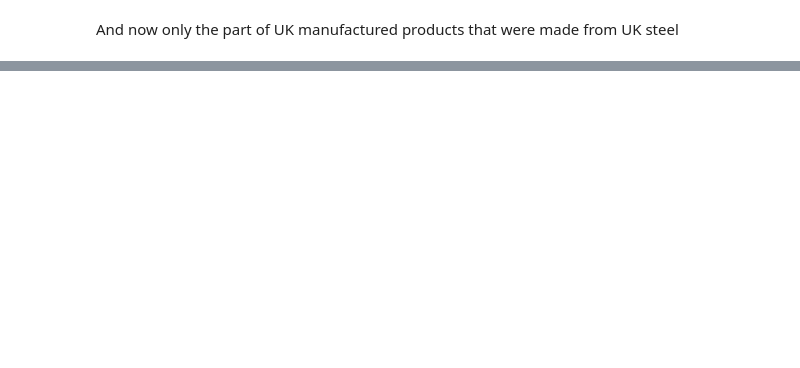
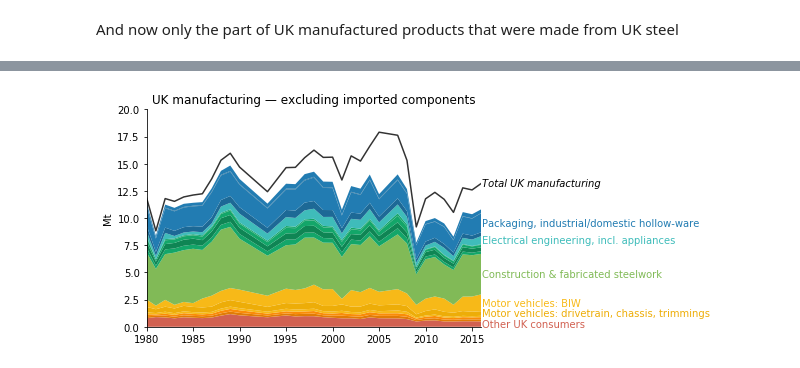
Before and after one commit to ricklupton/uk-steel-model, a Jupyter notebook: docs/Final goods over time.ipynb, the cells around one changed output, grey strips where cells are left out. Saved outputs shown, nothing was run; the diff lists cells and outputs as text; code cells hidden in the pictures; blank space fills up the shorter version.

```diff
--- a/docs/Final goods over time.ipynb
+++ b/docs/Final goods over time.ipynb
@@ -207,0 +287,6 @@ fig.savefig('../figures/uk_demand_over_time_uk_only_same_scale.pdf', bbox_inches
+# %%
+fig, ax = plot_stacked(manufac_dom_steel, 'UK manufacturing — excluding imported components')
+add_total_line(ax, manufac, 'Total UK manufacturing')
+fig.savefig('../figures/uk_manufac_excl_components.pdf', bbox_inches='tight')
+# %% [output]
+[figure, added]
```
Also changed, not shown: parts of 30 cells of this notebook, 17 other files.
